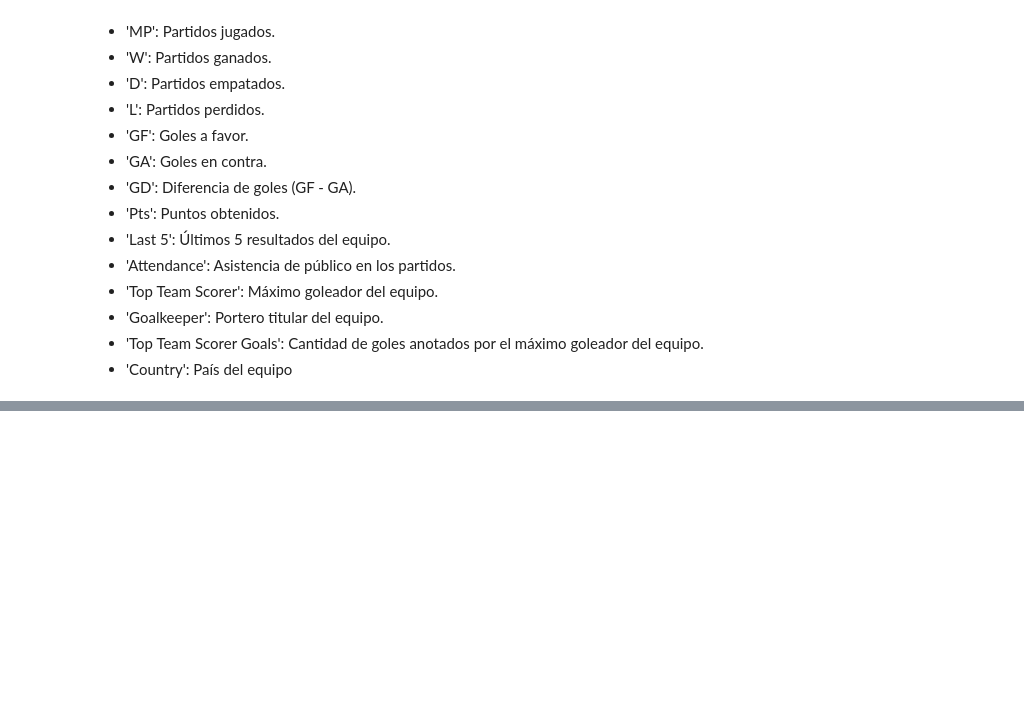
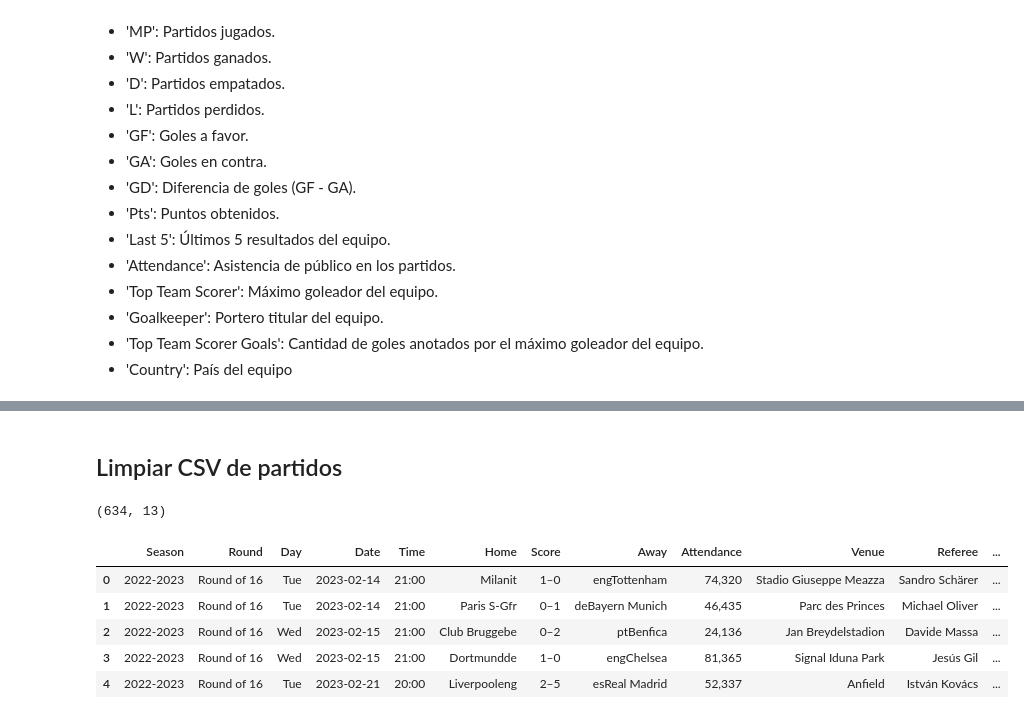
Before and after one commit to albabernal03/UEFA_PREDICCION2.0, a Jupyter notebook: analisis/limpieza.ipynb, the cells around one changed output, grey strips where cells are left out. Cells and saved outputs as stored; diff of their text form; code cells hidden in the pictures; blank space fills up the shorter version.

```diff
--- a/analisis/limpieza.ipynb
+++ b/analisis/limpieza.ipynb
@@ -1113,3 +1114,19 @@ df4_cleaned = df4[~df4.apply(lambda row: row.astype(str).str.contains('Unknown')
 # %%
 #lo pasamos a un ccsv limpio
 df4_cleaned.to_csv('../data/equipo_2023-2024_limpio.csv', index=False)
+# %% [markdown]
+## Limpiar CSV de partidos
+# %%
+#Cargamos el dataset de los partidos
+df5=pd.read_csv('../data/partidos.csv')
+# %%
+print(df5.shape)
+df5.head()
+# %% [output]
+(634, 13)
+|  | Season | Round | Day | Date | Time | Home | Score | Away | Attendance | Venue | Referee | ... |
+| 0 | 2022-2023 | Round of 16 | Tue | 2023-02-14 | 21:00 | Milanit | 1–0 | engTottenham | 74,320 | Stadio Giuseppe Meazza | Sandro Schärer | ... |
+| 1 | 2022-2023 | Round of 16 | Tue | 2023-02-14 | 21:00 | Paris S-Gfr | 0–1 | deBayern Munich | 46,435 | Parc des Princes | Michael Oliver | ... |
+| 2 | 2022-2023 | Round of 16 | Wed | 2023-02-15 | 21:00 | Club Bruggebe | 0–2 | ptBenfica | 24,136 | Jan Breydelstadion | Davide Massa | ... |
+| 3 | 2022-2023 | Round of 16 | Wed | 2023-02-15 | 21:00 | Dortmundde | 1–0 | engChelsea | 81,365 | Signal Iduna Park | Jesús Gil | ... |
+| 4 | 2022-2023 | Round of 16 | Tue | 2023-02-21 | 20:00 | Liverpooleng | 2–5 | esReal Madrid | 52,337 | Anfield | István Kovács | ... |
```
Also changed, not shown: parts of 19 cells of this notebook, 3 other files.
